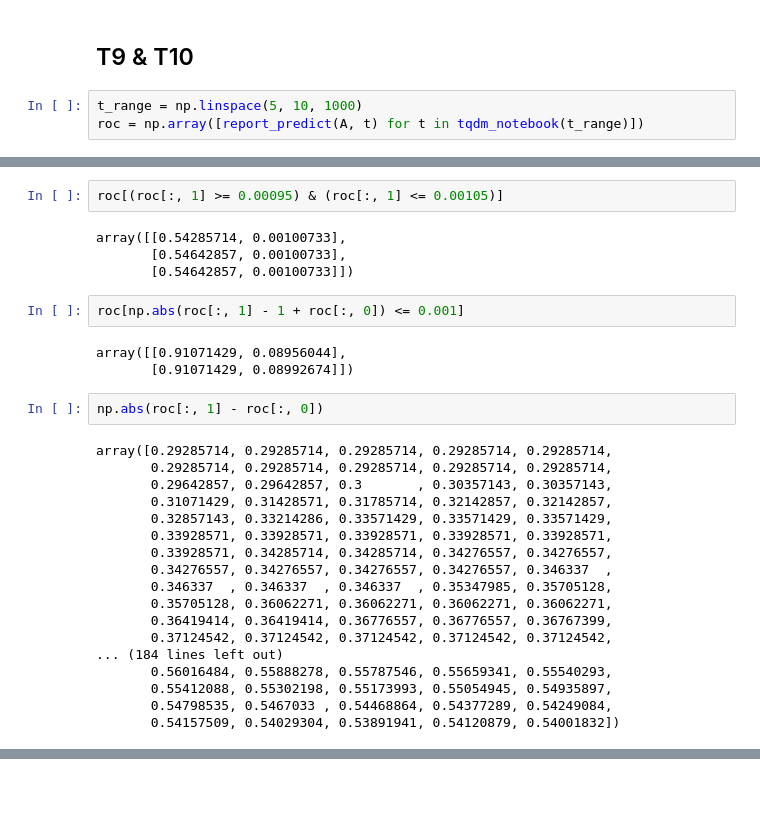
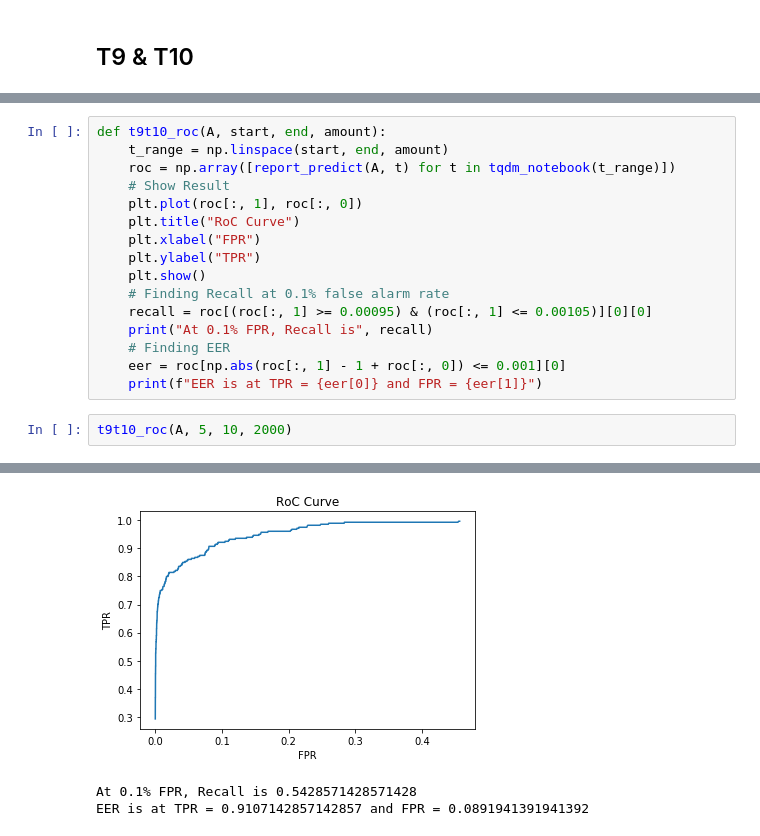
Before and after one commit to nekoteoj/pattern-recognition-work, a Jupyter notebook: HW3/HW3.ipynb, the cells around one changed output, grey strips where cells are left out. Cells and saved outputs as stored; diff of their text form; blank space fills up the shorter version.

```diff
--- a/HW3/HW3.ipynb
+++ b/HW3/HW3.ipynb
@@ -191,5 +203,2 @@ array([0.99642857, 0.45641026])
 # %% [markdown]
 ## T9 & T10
-# %%
-t_range = np.linspace(5, 10, 1000)
-roc = np.array([report_predict(A, t) for t in tqdm_notebook(t_range)])
@@ -206,31 +205,19 @@ plt.show()
-# %%
-roc[(roc[:, 1] >= 0.00095) & (roc[:, 1] <= 0.00105)]
-# %% [output]
-array([[0.54285714, 0.00100733],
-       [0.54642857, 0.00100733],
-       [0.54642857, 0.00100733]])
-# %%
-roc[np.abs(roc[:, 1] - 1 + roc[:, 0]) <= 0.001]
-# %% [output]
-array([[0.91071429, 0.08956044],
-       [0.91071429, 0.08992674]])
-# %%
-np.abs(roc[:, 1] - roc[:, 0])
-# %% [output]
-array([0.29285714, 0.29285714, 0.29285714, 0.29285714, 0.29285714,
-       0.29285714, 0.29285714, 0.29285714, 0.29285714, 0.29285714,
-       0.29642857, 0.29642857, 0.3       , 0.30357143, 0.30357143,
-       0.31071429, 0.31428571, 0.31785714, 0.32142857, 0.32142857,
-       0.32857143, 0.33214286, 0.33571429, 0.33571429, 0.33571429,
-       0.33928571, 0.33928571, 0.33928571, 0.33928571, 0.33928571,
-       0.33928571, 0.34285714, 0.34285714, 0.34276557, 0.34276557,
-       0.34276557, 0.34276557, 0.34276557, 0.34276557, 0.346337  ,
-       0.346337  , 0.346337  , 0.346337  , 0.35347985, 0.35705128,
-       0.35705128, 0.36062271, 0.36062271, 0.36062271, 0.36062271,
-       0.36419414, 0.36419414, 0.36776557, 0.36776557, 0.36767399,
-       0.37124542, 0.37124542, 0.37124542, 0.37124542, 0.37124542,
-... (184 lines left out)
-       0.56016484, 0.55888278, 0.55787546, 0.55659341, 0.55540293,
-       0.55412088, 0.55302198, 0.55173993, 0.55054945, 0.54935897,
-       0.54798535, 0.5467033 , 0.54468864, 0.54377289, 0.54249084,
-       0.54157509, 0.54029304, 0.53891941, 0.54120879, 0.54001832])
+# %%
+def t9t10_roc(A, start, end, amount):
+    t_range = np.linspace(start, end, amount)
+    roc = np.array([report_predict(A, t) for t in tqdm_notebook(t_range)])
+    # Show Result
+    plt.plot(roc[:, 1], roc[:, 0])
+    plt.title("RoC Curve")
+    plt.xlabel("FPR")
+    plt.ylabel("TPR")
+    plt.show()
+    # Finding Recall at 0.1% false alarm rate
+    recall = roc[(roc[:, 1] >= 0.00095) & (roc[:, 1] <= 0.00105)][0][0]
+    print("At 0.1% FPR, Recall is", recall)
+    # Finding EER
+    eer = roc[np.abs(roc[:, 1] - 1 + roc[:, 0]) <= 0.001][0]
+    print(f"EER is at TPR = {eer[0]} and FPR = {eer[1]}")
+# %%
+t9t10_roc(A, 5, 10, 2000)
+# %% [output]
@@ -236,0 +225,3 @@ array([0.29285714, 0.29285714, 0.29285714, 0.29285714, 0.29285714,
+[figure, added]
+At 0.1% FPR, Recall is 0.5428571428571428
+EER is at TPR = 0.9107142857142857 and FPR = 0.0891941391941392
```
Also changed, not shown: parts of 19 cells of this notebook, 1 other file.
